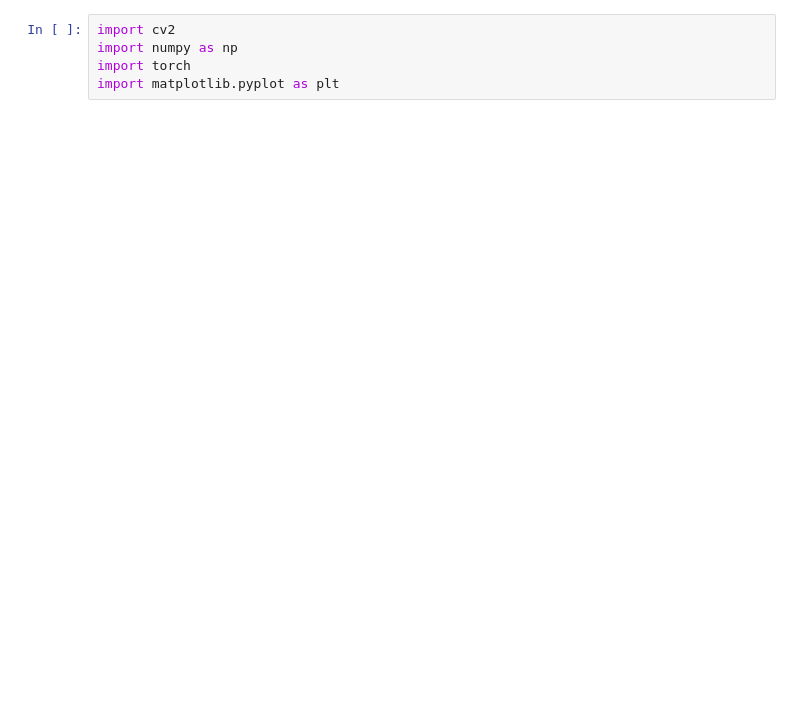
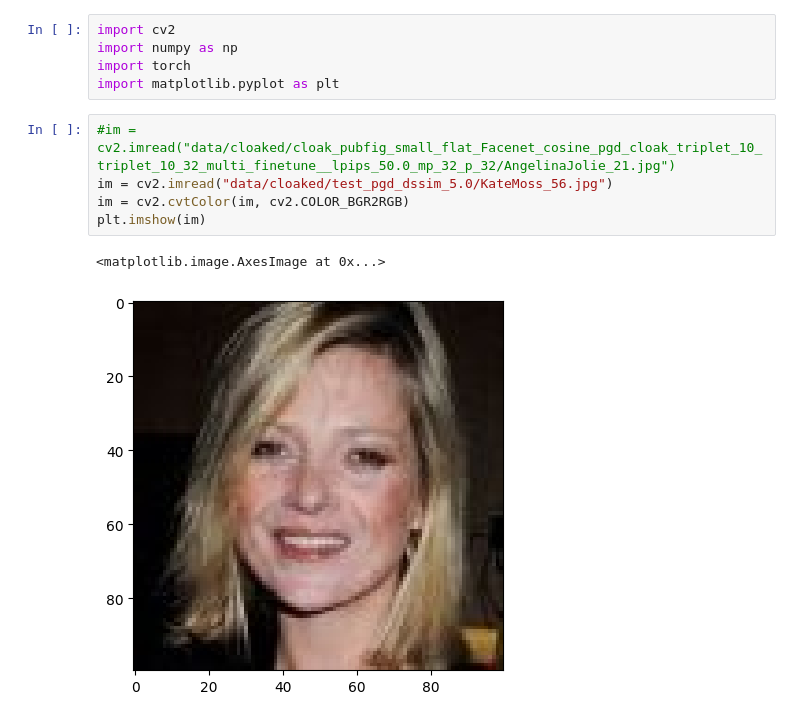
Before and after one commit to zacharyyahn/FaceCloak, a Jupyter notebook: viz.ipynb, the cells around one changed output. Saved outputs shown, nothing was run; the diff lists cells and outputs as text; blank space fills up the shorter version.

```diff
--- a/viz.ipynb
+++ b/viz.ipynb
@@ -3,6 +3,14 @@ import cv2
 import numpy as np
 import torch
 import matplotlib.pyplot as plt
+# %%
+#im = cv2.imread("data/cloaked/cloak_pubfig_small_flat_Facenet_cosine_pgd_cloak_triplet_10_triplet_10_32_multi_finetune__lpips_50.0_mp_32_p_32/AngelinaJolie_21.jpg")
+im = cv2.imread("data/cloaked/test_pgd_dssim_5.0/KateMoss_56.jpg")
+im = cv2.cvtColor(im, cv2.COLOR_BGR2RGB)
+plt.imshow(im)
+# %% [output]
+<matplotlib.image.AxesImage at 0x...>
+[figure, added]
 # %%
 def parse_type(type):
     data = type.split("_")
```
Also changed, not shown: parts of 1 cell of this notebook, 39 other files.
